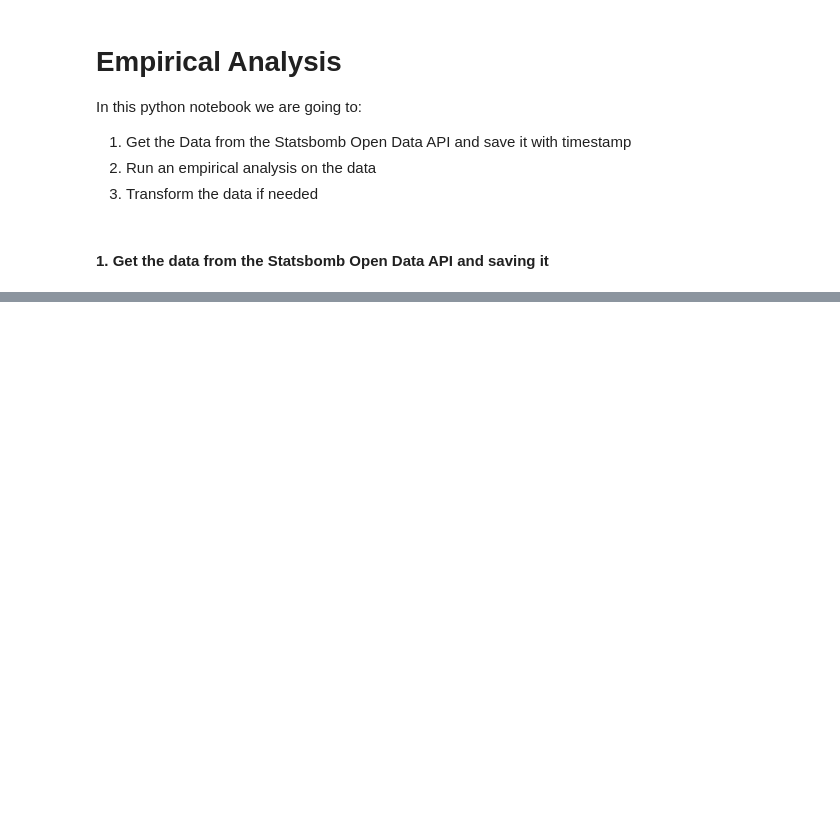
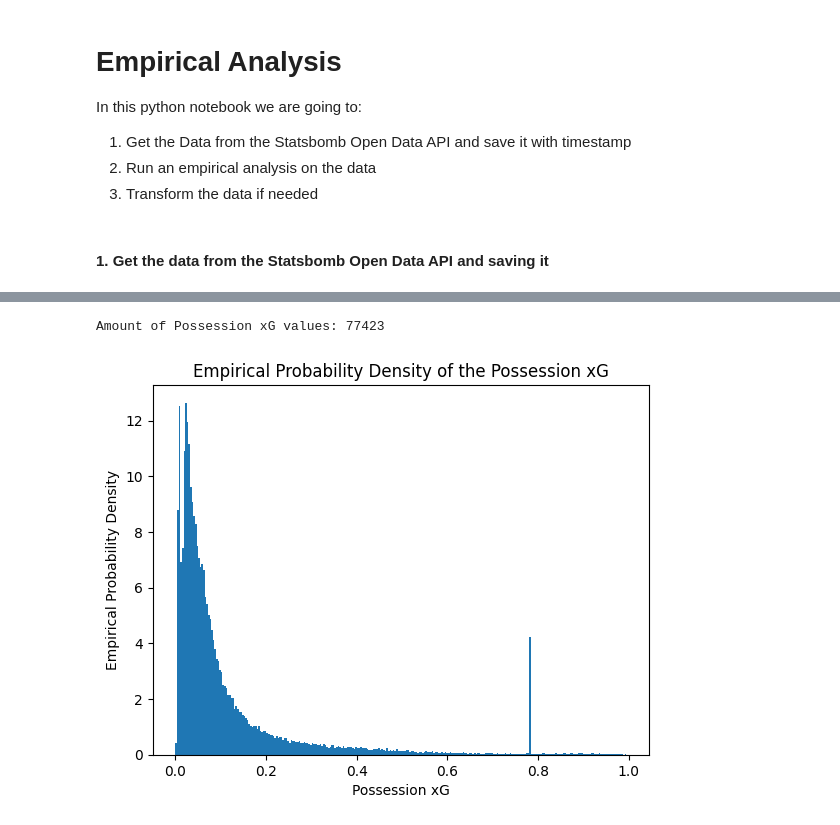
Before and after one commit to StrikerBadger/bachelor-thesis, a Jupyter notebook: empirical_analysis.ipynb, the cells around one changed output, grey strips where cells are left out. Saved outputs shown, nothing was run; the diff lists cells and outputs as text; code cells hidden in the pictures; blank space fills up the shorter version.

```diff
--- a/empirical_analysis.ipynb
+++ b/empirical_analysis.ipynb
@@ -45,0 +102,25 @@ for competition_id, season_id in tqdm(all_competition_season_ids):
+# %%
+# To reduce the xG values to Possession xG, we frist have to group the entries of our dataframe by match id and possession id
+# Create a possession id, a possession ID is a triple of (match id, possession number, team id)
+shots_df['possession_id'] = shots_df.apply(lambda row: (row['match_id'], row['possession'], row['team_id']), axis=1)
+# create a function which takes in the dataframe for each group and outputs the Possession xG
+def get_possession_xg(df):
+    df.sort_values('timestamp', inplace=True)
+    possession_xg = 0
+    for i, xg in enumerate(df['shot_statsbomb_xg']):
+        previous_shots = df['shot_statsbomb_xg'].iloc[:i].apply(lambda x: 1 - x).product(axis='index')
+        possession_xg += xg*previous_shots
+    return possession_xg
+tqdm.pandas()
+possession_xgs = shots_df.groupby('possession_id').progress_apply(get_possession_xg)
+# %%
+# Plot the distribution as a probability density function for the Possession xG
+plt.clf()
+plt.hist(possession_xgs, bins=int(np.sqrt(len(possession_xgs))), density=True)
+plt.title('Empirical Probability Density of the Possession xG')
+plt.xlabel('Possession xG')
+plt.ylabel('Empirical Probability Density')
+print(f'Amount of Possession xG values: {len(possession_xgs)}')
+# %% [output]
+Amount of Possession xG values: 77423
+[figure, added]
```
Also changed, not shown: parts of 9 cells of this notebook, 1 other file.
